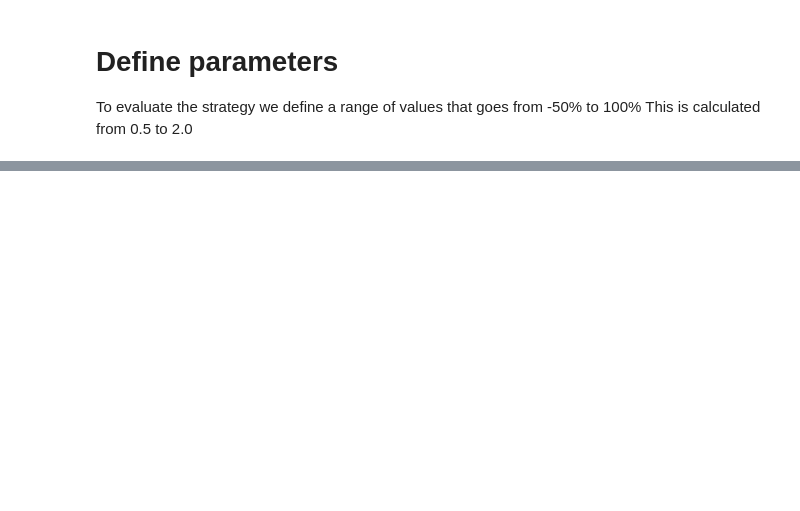
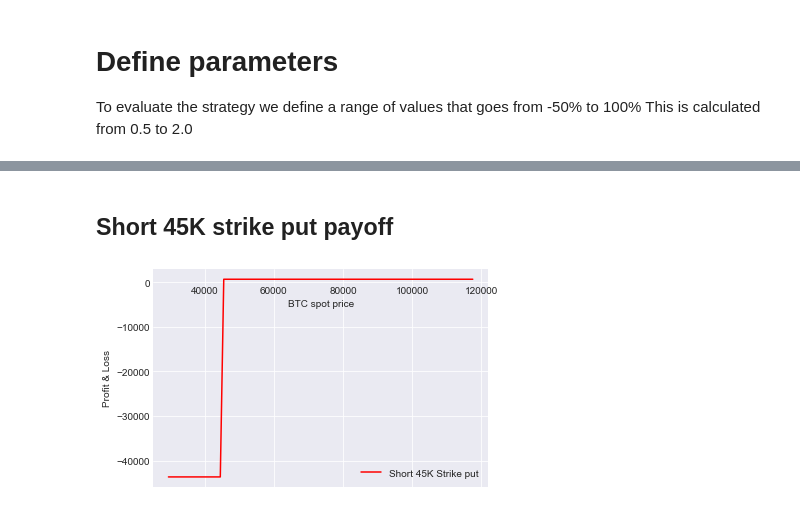
Before and after one commit to sotoblanco/OptionsTrading, a Jupyter notebook: OptionsTrading.ipynb, the cells around one changed output, grey strips where cells are left out. Saved outputs shown, nothing was run; the diff lists cells and outputs as text; code cells hidden in the pictures; blank space fills up the shorter version.

```diff
--- a/OptionsTrading.ipynb
+++ b/OptionsTrading.ipynb
@@ -135,0 +188,14 @@ Max Loss: -6340.0
+# %% [markdown]
+## Short 45K strike put payoff
+# %%
+payoff_short_put = put_payoff(sT, strike_price_short_put, premium_short_put) * -1
+
+ax = plt.subplot()
+ax.spines["bottom"].set_position("zero")
+ax.plot(sT, payoff_short_put, label = "Short 45K Strike put", color = "r")
+plt.xlabel("BTC spot price")
+plt.ylabel("Profit & Loss")
+plt.legend()
+plt.show()
+# %% [output]
+[figure, added]
```
Also changed, not shown: parts of 24 cells of this notebook.
